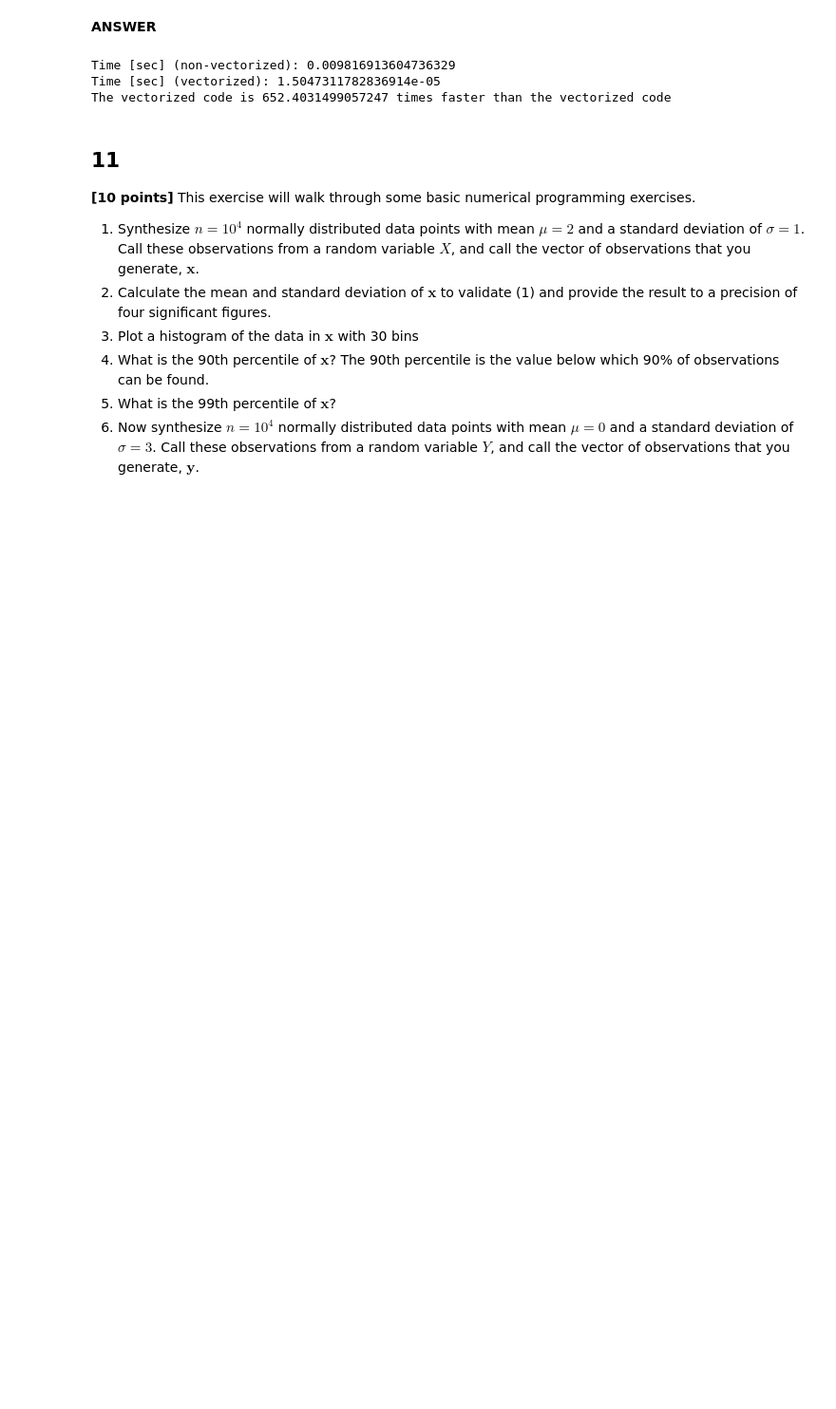
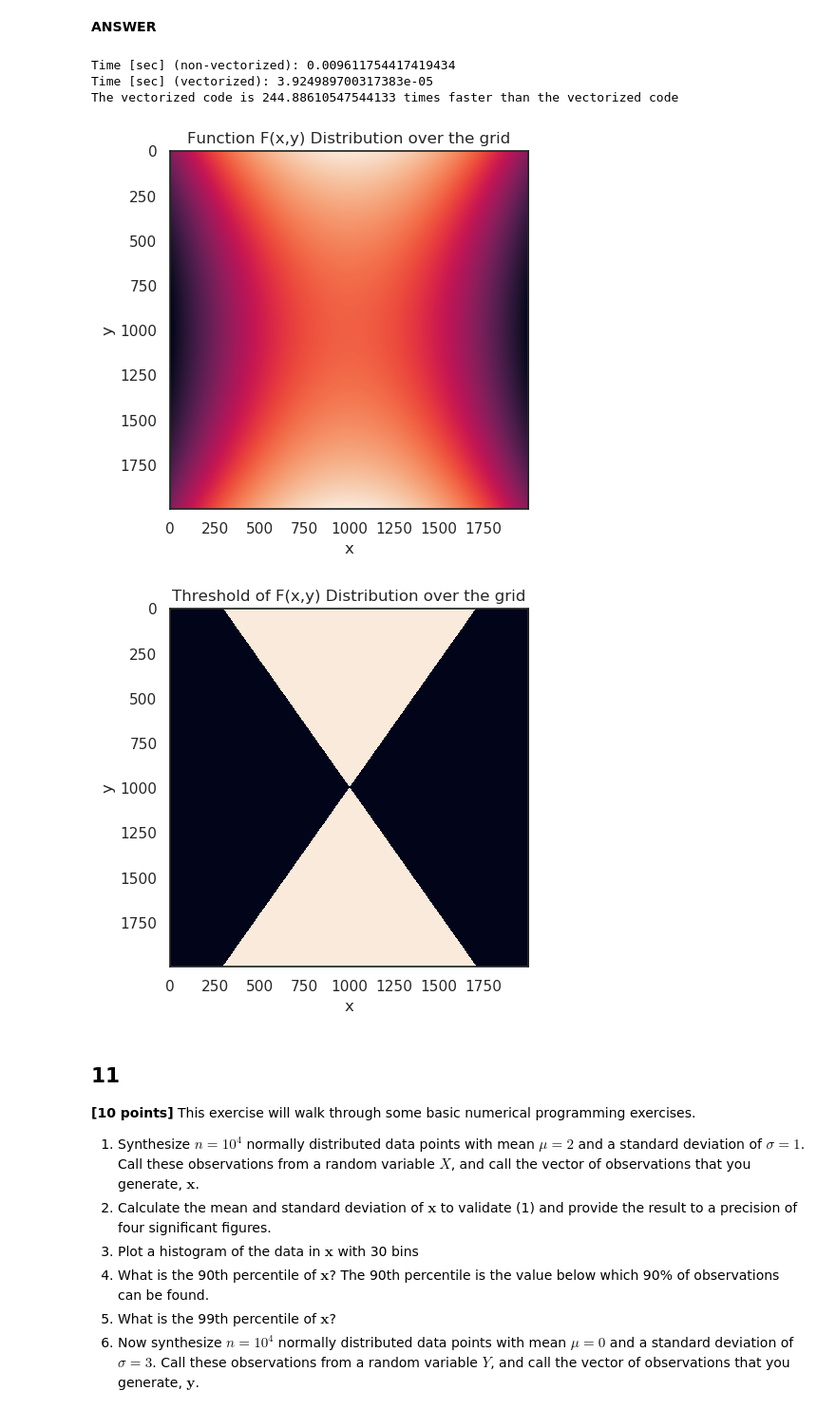
Before and after one commit to ravitashaw/ids705, a Jupyter notebook: assignment1/Assignment_1.ipynb, the cells around one changed output. Shown at 95% size. Drawn from its saved outputs; the diff is of its cells as text; code cells hidden in the pictures; blank space fills up the shorter version.

```diff
--- a/assignment1/Assignment_1.ipynb
+++ b/assignment1/Assignment_1.ipynb
@@ -712,25 +664,2 @@ Answer: Nuclear
 # %% [markdown]
 **ANSWER**
-# %%
-import numpy as np
-import pandas as pd
-import seaborn as sns
-
-egrid = pd.read_excel('egrid2016.xlsx', sheet_name='PLNT16', header=[1])
-egrid = egrid.fillna(0)
-
-max(egrid['PLNGENAN'])
-print(egrid.loc[egrid['PLNGENAN'] == max(egrid['PLNGENAN']), 'PNAME'])
-
-print(egrid.loc[egrid['LAT'] == max(egrid['LAT']), 'PNAME'])
-
-print(egrid.loc[egrid['LAT'] == max(egrid['LAT']), 'PSTATABB'])
-
-tmp = egrid.groupby('PLPRMFL')['PLNGENAN'].sum().reset_index()
-print(tmp)
-
-sns.set_style("white")
-sns.set_context({"figure.figsize": (24, 10)})
-sns.barplot(x=egrid['PLPRMFL'], y=egrid['PLNGENAN'])
-
-#sns.barplot(x=tmp['PLPRMFL'], y=tmp['PLNGENAN'])
@@ -870,6 +709,9 @@ The function below computes the function $f(x,y) = x^2 - 2 y^2$ and determines w
 import numpy as np
 import time
 import matplotlib.pyplot as plt
+
+sns.set_style("white")
+sns.set_context({"figure.figsize": (5, 5)})
 
 nvalues = 2000
 xvalues = np.linspace(-4,4,nvalues)
@@ -878,37 +720,56 @@ thresh  = 0
 
 # Nonvectorized implementation
 t0 = time.time()
 f = np.zeros((nvalues,nvalues))
 f_thresholded = np.zeros((nvalues,nvalues))
 for ix, x in enumerate(xvalues):
     for iy, y in enumerate(yvalues):
         f[ix,iy]             = x**2 - 2 * y**2
         f_thresholded[ix,iy] = f[ix,iy] > thresh
 
 t1 = time.time()
 time_nonvectorized = (t1 - t0)/1000
 
 # Vectorized implementation
+#Start time
 t2= time.time()
-xx, yy = np.meshgrid(xvalues, yvalues, sparse=True)
+#Create grid for vectorizing the x and y values
+xx, yy = np.meshgrid(xvalues, yvalues, sparse=True, indexing='ij')
 
 f_thresholded_vec = xx**2 - 2*yy**2
 f_thresholded_op = f_thresholded_vec > thresh
+
+#End time
 t3= time.time()
+#Calculate total time
 time_vectorized = (t3 - t2)/1000
 
 # Vectorization speed performance results
 print('Time [sec] (non-vectorized): ' + str(time_nonvectorized))
 
 print('Time [sec] (vectorized): ' + str(time_vectorized))
 
 print('The vectorized code is ' + str(time_nonvectorized/time_vectorized) + ' times faster than the vectorized code')
 
 # Plot the function f(x,y)
+fig1 = plt.imshow(f_thresholded_vec)
+plt.title("Function F(x,y) Distribution over the grid")
+plt.xlabel('x')
+plt.ylabel('y')
+plt.show(fig1)
+
+# Plot the function f(x,y)
+fig2 = plt.imshow(f_thresholded_op)
+plt.title("Threshold of F(x,y) Distribution over the grid")
+plt.xlabel('x')
+plt.ylabel('y')
+plt.show(fig2)
 # %% [output]
-Time [sec] (non-vectorized): 0.009816913604736329
-Time [sec] (vectorized): 1.5047311782836914e-05
-The vectorized code is 652.4031499057247 times faster than the vectorized code
+Time [sec] (non-vectorized): 0.009611754417419434
+Time [sec] (vectorized): 3.924989700317383e-05
+The vectorized code is 244.88610547544133 times faster than the vectorized code
+[figure, added]
+[figure, added]
 # %% [markdown]
 ## 11
 **[10 points]** This exercise will walk through some basic numerical programming exercises.
```
Also changed, not shown: parts of 47 cells of this notebook.
